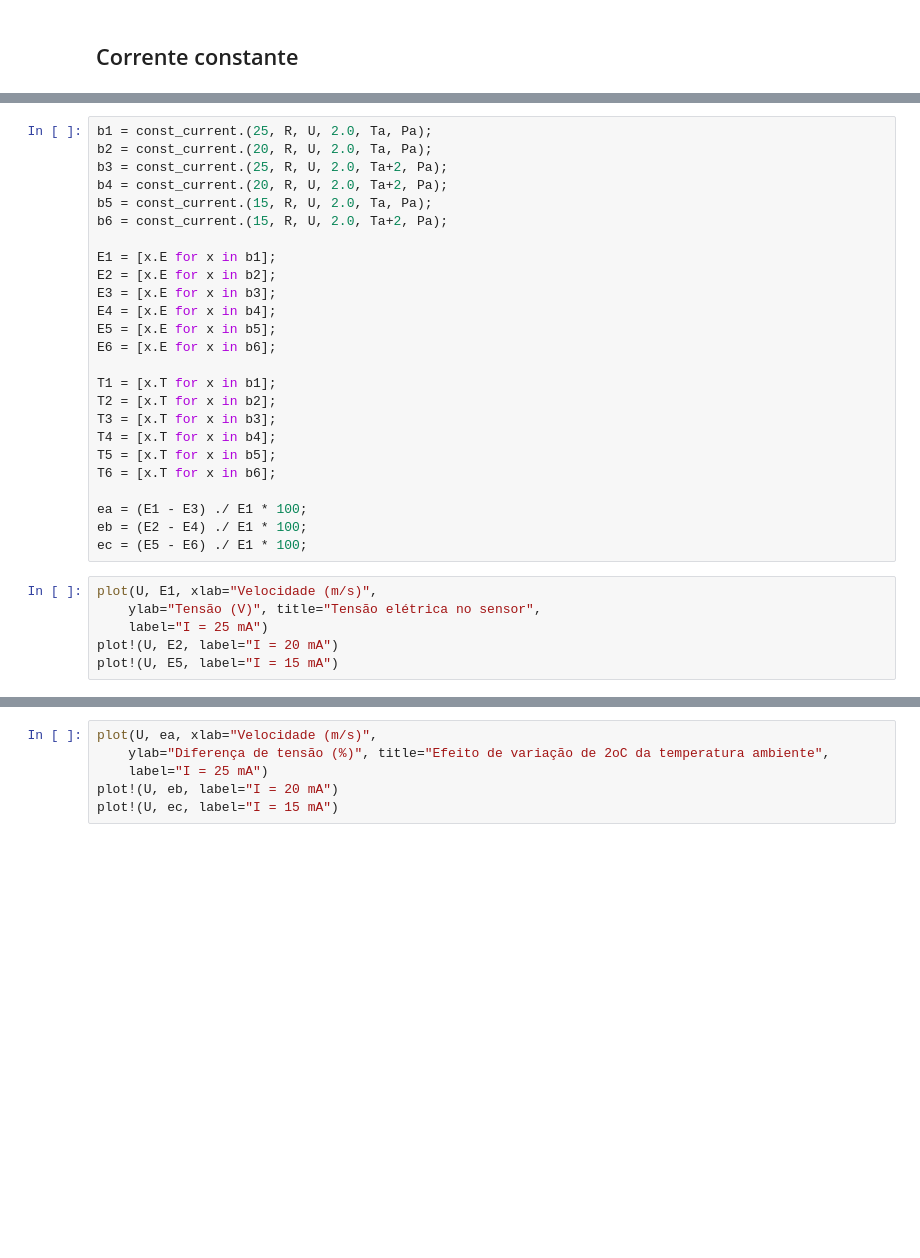
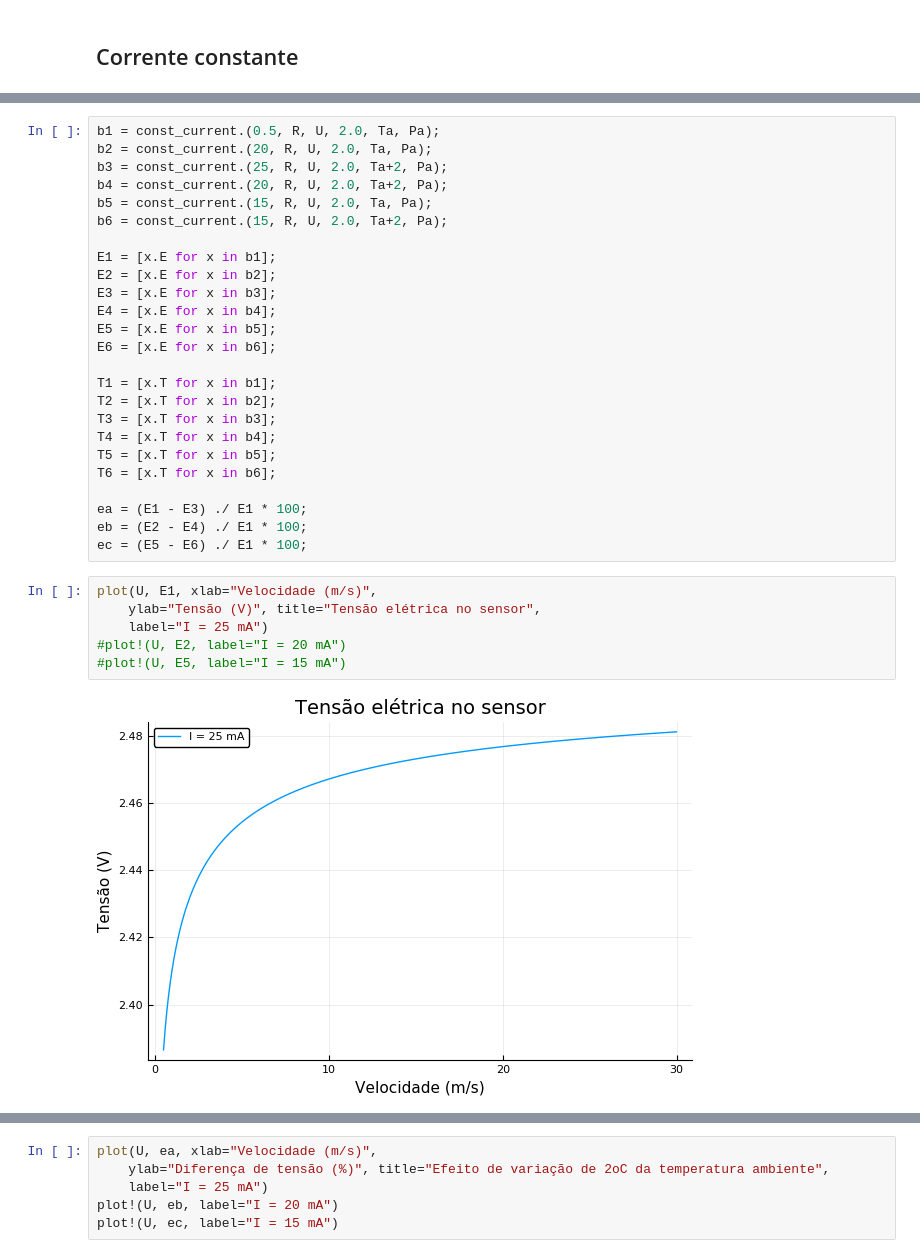
Before and after one commit to pjabardo/ThermistorHW.jl, a Jupyter notebook: notebooks/termistor.ipynb, the cells around one changed output, grey strips where cells are left out. Cells and saved outputs as stored; diff of their text form; blank space fills up the shorter version.

```diff
--- a/notebooks/termistor.ipynb
+++ b/notebooks/termistor.ipynb
@@ -139,5 +155,5 @@ U = 0.5:0.1:30
 # %%
-b1 = const_current.(25, R, U, 2.0, Ta, Pa);
+b1 = const_current.(0.5, R, U, 2.0, Ta, Pa);
 b2 = const_current.(20, R, U, 2.0, Ta, Pa);
 b3 = const_current.(25, R, U, 2.0, Ta+2, Pa);
 b4 = const_current.(20, R, U, 2.0, Ta+2, Pa);
@@ -164,9 +180,11 @@ ec = (E5 - E6) ./ E1 * 100;
 # %%
 plot(U, E1, xlab="Velocidade (m/s)",
     ylab="Tensão (V)", title="Tensão elétrica no sensor",
     label="I = 25 mA")
-plot!(U, E2, label="I = 20 mA")
-plot!(U, E5, label="I = 15 mA")
+#plot!(U, E2, label="I = 20 mA")
+#plot!(U, E5, label="I = 15 mA")
+# %% [output]
+[figure, added]
 # %%
 plot(U, T1, xlab="Velocidade (m/s)",
     ylab="Temperatura (°C)", title="Temperatura do sensor",
```
Also changed, not shown: parts of 9 cells of this notebook, 4 other files.
